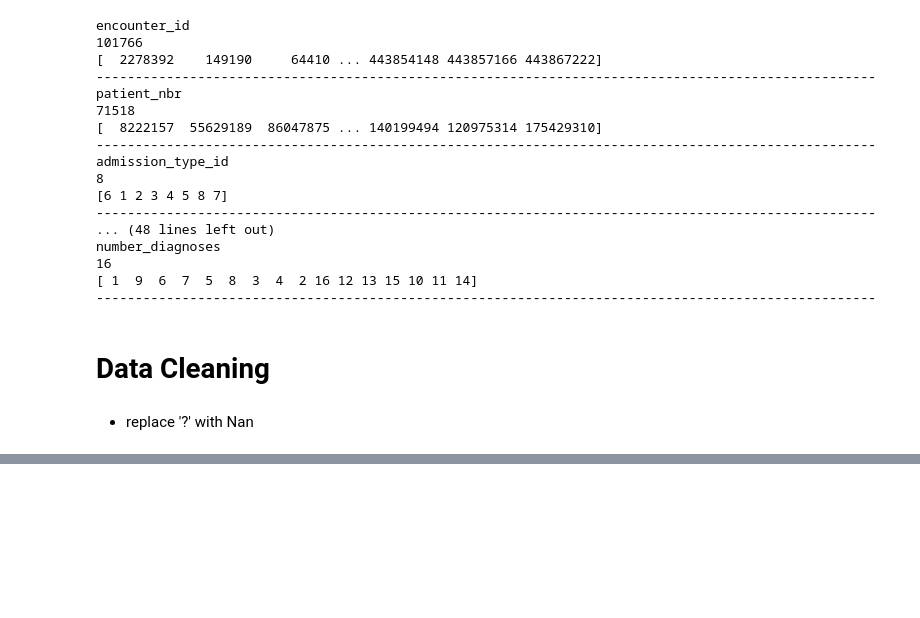
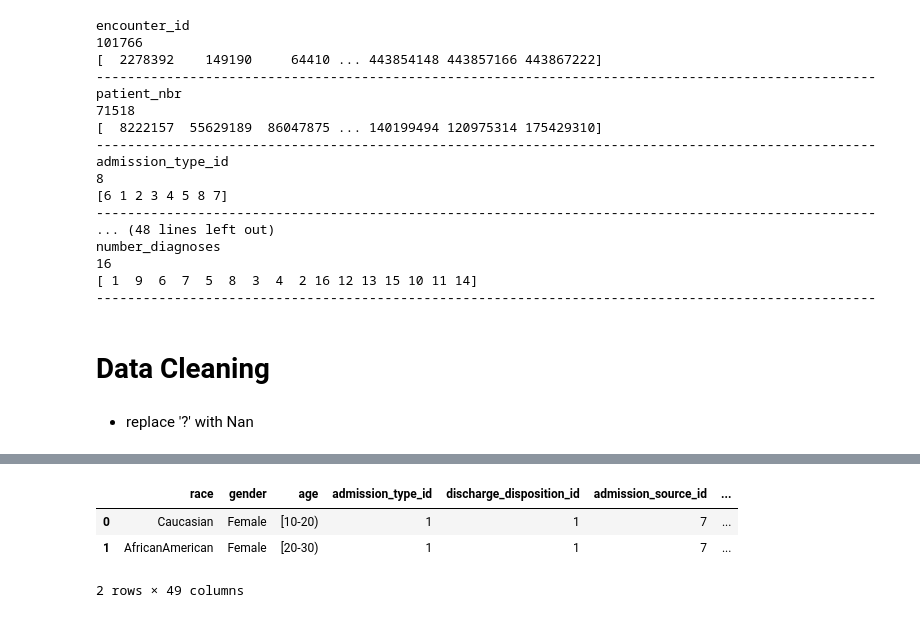
Before and after one commit to mohamedismael28/Clinical-Diabetes-Analytics, a Jupyter notebook: Diabetes.ipynb, the cells around one changed output, grey strips where cells are left out. Cells and saved outputs as stored; diff of their text form; code cells hidden in the pictures; blank space fills up the shorter version.

```diff
--- a/Diabetes.ipynb
+++ b/Diabetes.ipynb
@@ -319,0 +399,7 @@ dtype: float64
+# %%
+df.head(2)
+# %% [output]
+|  | race | gender | age | admission_type_id | discharge_disposition_id | admission_source_id | ... |
+| 0 | Caucasian | Female | [10-20) | 1 | 1 | 7 | ... |
+| 1 | AfricanAmerican | Female | [20-30) | 1 | 1 | 7 | ... |
+2 rows × 49 columns
```
Also changed, not shown: parts of 19 cells of this notebook, 3 other files.
